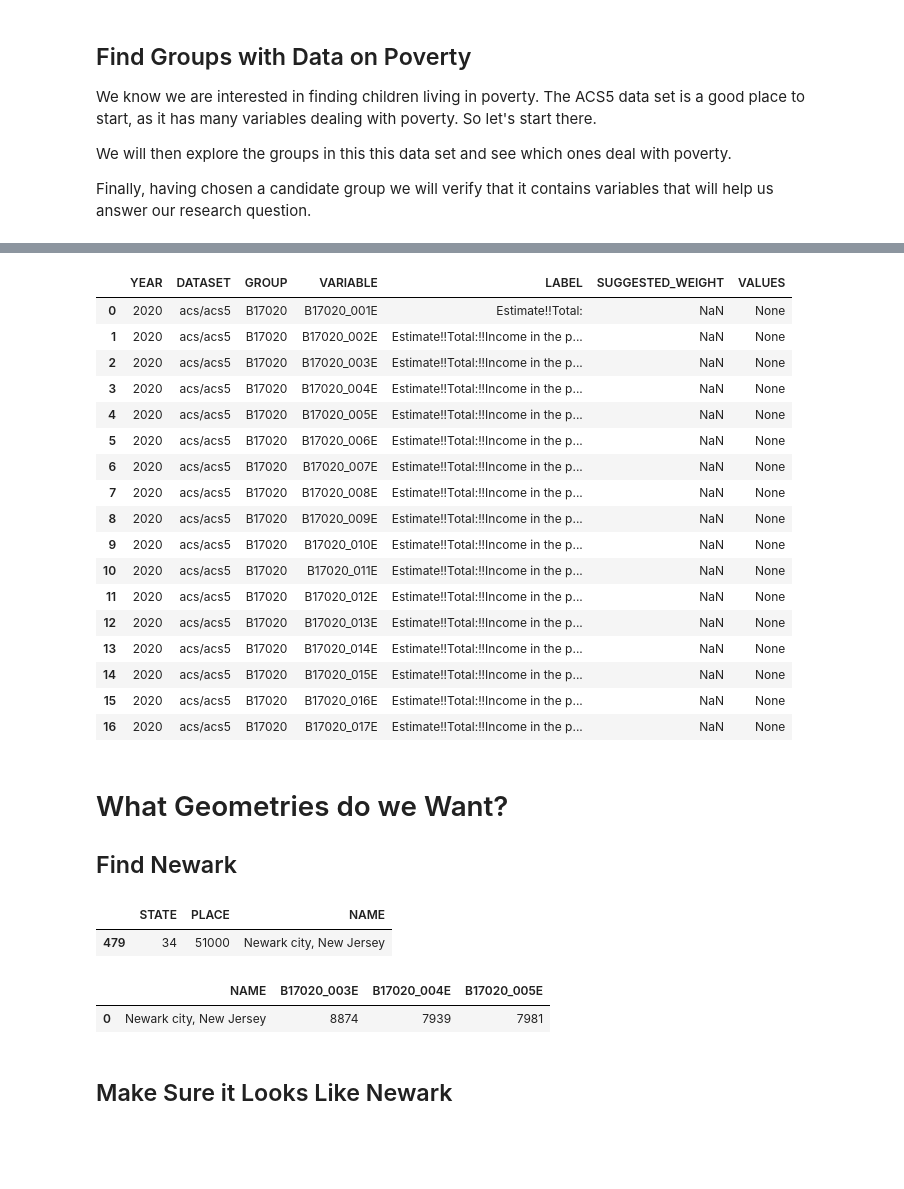
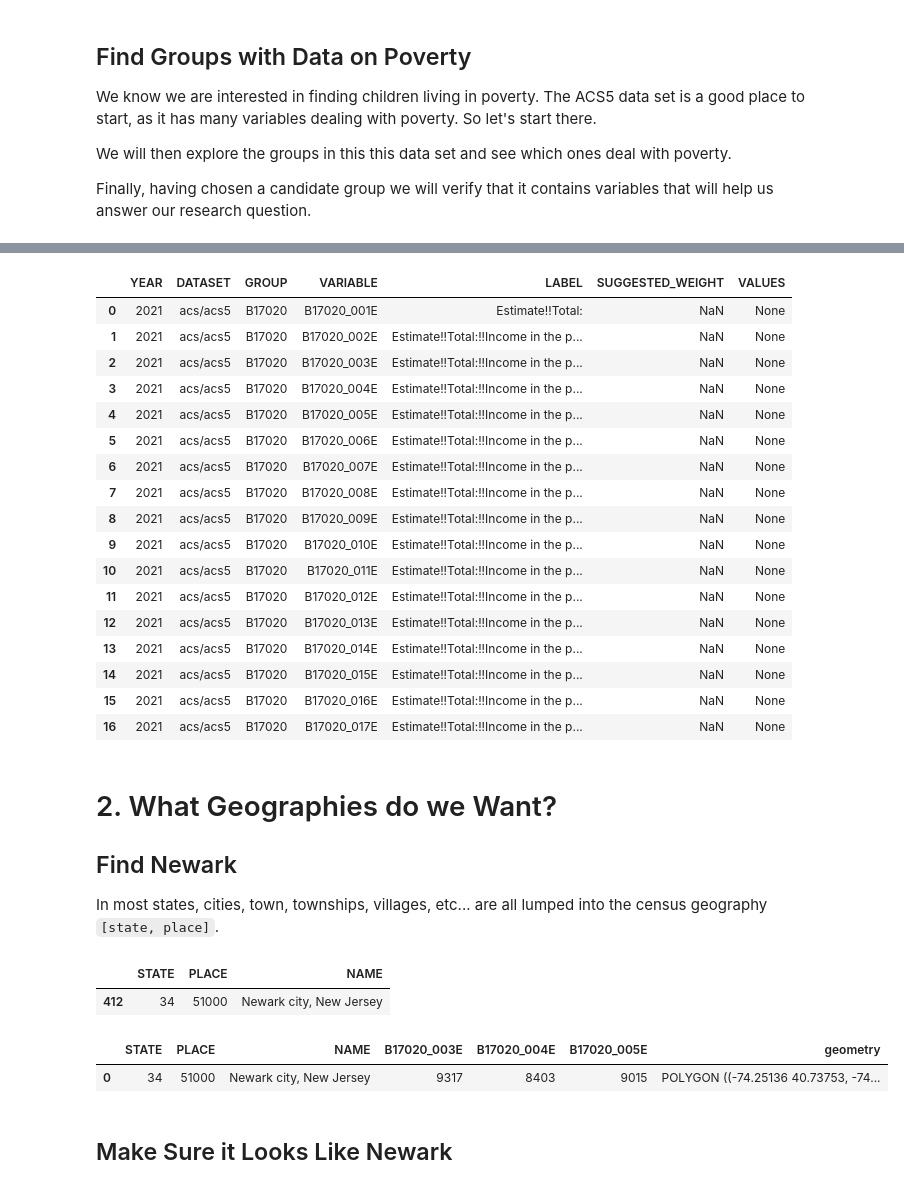
Before and after one commit to vengroff/censusdis-tutorial, a Jupyter notebook: Newark.ipynb, the cells around one changed output, grey strips where cells are left out. Cells and saved outputs as stored; diff of their text form; code cells hidden in the pictures; blank space fills up the shorter version.

```diff
--- a/Newark.ipynb
+++ b/Newark.ipynb
@@ -34,7 +50,7 @@ it contains variables that will help us answer our research
 question.
 # %%
 DATASET = 'acs/acs5'
-VINTAGE = 2020
+VINTAGE = 2021
 # %%
 df_groups = ced.variables.all_groups(DATASET, VINTAGE)
 # %%
@@ -66,26 +82,29 @@ GROUP = 'B17020'
 ced.variables.all_variables(DATASET, VINTAGE, GROUP)
 # %% [output]
 |  | YEAR | DATASET | GROUP | VARIABLE | LABEL | SUGGESTED_WEIGHT | VALUES |
-| 0 | 2020 | acs/acs5 | B17020 | B17020_001E | Estimate!!Total: | NaN | None |
-| 1 | 2020 | acs/acs5 | B17020 | B17020_002E | Estimate!!Total:!!Income in the p... | NaN | None |
-| 2 | 2020 | acs/acs5 | B17020 | B17020_003E | Estimate!!Total:!!Income in the p... | NaN | None |
-| 3 | 2020 | acs/acs5 | B17020 | B17020_004E | Estimate!!Total:!!Income in the p... | NaN | None |
-| 4 | 2020 | acs/acs5 | B17020 | B17020_005E | Estimate!!Total:!!Income in the p... | NaN | None |
-| 5 | 2020 | acs/acs5 | B17020 | B17020_006E | Estimate!!Total:!!Income in the p... | NaN | None |
-| 6 | 2020 | acs/acs5 | B17020 | B17020_007E | Estimate!!Total:!!Income in the p... | NaN | None |
-| 7 | 2020 | acs/acs5 | B17020 | B17020_008E | Estimate!!Total:!!Income in the p... | NaN | None |
-| 8 | 2020 | acs/acs5 | B17020 | B17020_009E | Estimate!!Total:!!Income in the p... | NaN | None |
-| 9 | 2020 | acs/acs5 | B17020 | B17020_010E | Estimate!!Total:!!Income in the p... | NaN | None |
-| 10 | 2020 | acs/acs5 | B17020 | B17020_011E | Estimate!!Total:!!Income in the p... | NaN | None |
-| 11 | 2020 | acs/acs5 | B17020 | B17020_012E | Estimate!!Total:!!Income in the p... | NaN | None |
-| 12 | 2020 | acs/acs5 | B17020 | B17020_013E | Estimate!!Total:!!Income in the p... | NaN | None |
-| 13 | 2020 | acs/acs5 | B17020 | B17020_014E | Estimate!!Total:!!Income in the p... | NaN | None |
-| 14 | 2020 | acs/acs5 | B17020 | B17020_015E | Estimate!!Total:!!Income in the p... | NaN | None |
-| 15 | 2020 | acs/acs5 | B17020 | B17020_016E | Estimate!!Total:!!Income in the p... | NaN | None |
-| 16 | 2020 | acs/acs5 | B17020 | B17020_017E | Estimate!!Total:!!Income in the p... | NaN | None |
+| 0 | 2021 | acs/acs5 | B17020 | B17020_001E | Estimate!!Total: | NaN | None |
+| 1 | 2021 | acs/acs5 | B17020 | B17020_002E | Estimate!!Total:!!Income in the p... | NaN | None |
+| 2 | 2021 | acs/acs5 | B17020 | B17020_003E | Estimate!!Total:!!Income in the p... | NaN | None |
+| 3 | 2021 | acs/acs5 | B17020 | B17020_004E | Estimate!!Total:!!Income in the p... | NaN | None |
+| 4 | 2021 | acs/acs5 | B17020 | B17020_005E | Estimate!!Total:!!Income in the p... | NaN | None |
+| 5 | 2021 | acs/acs5 | B17020 | B17020_006E | Estimate!!Total:!!Income in the p... | NaN | None |
+| 6 | 2021 | acs/acs5 | B17020 | B17020_007E | Estimate!!Total:!!Income in the p... | NaN | None |
+| 7 | 2021 | acs/acs5 | B17020 | B17020_008E | Estimate!!Total:!!Income in the p... | NaN | None |
+| 8 | 2021 | acs/acs5 | B17020 | B17020_009E | Estimate!!Total:!!Income in the p... | NaN | None |
+| 9 | 2021 | acs/acs5 | B17020 | B17020_010E | Estimate!!Total:!!Income in the p... | NaN | None |
+| 10 | 2021 | acs/acs5 | B17020 | B17020_011E | Estimate!!Total:!!Income in the p... | NaN | None |
+| 11 | 2021 | acs/acs5 | B17020 | B17020_012E | Estimate!!Total:!!Income in the p... | NaN | None |
+| 12 | 2021 | acs/acs5 | B17020 | B17020_013E | Estimate!!Total:!!Income in the p... | NaN | None |
+| 13 | 2021 | acs/acs5 | B17020 | B17020_014E | Estimate!!Total:!!Income in the p... | NaN | None |
+| 14 | 2021 | acs/acs5 | B17020 | B17020_015E | Estimate!!Total:!!Income in the p... | NaN | None |
+| 15 | 2021 | acs/acs5 | B17020 | B17020_016E | Estimate!!Total:!!Income in the p... | NaN | None |
+| 16 | 2021 | acs/acs5 | B17020 | B17020_017E | Estimate!!Total:!!Income in the p... | NaN | None |
 # %%
 VARS_POVERTY_UNDER_18 = ['B17020_003E', 'B17020_004E', 'B17020_005E']
 # %% [markdown]
-# What Geometries do we Want?
+# 2. What Geographies do we Want?
 
 ## Find Newark
+
+In most states, cities, town, townships, villages, etc... are all
+lumped into the census geography `[state, place]`.
@@ -102,10 +118,10 @@ df_nj_places = ced.download(
     place='*'
 )
 # %%
-df_nj_places[df_nj_places['NAME'].str.startswith('Newark')]
+df_nj_places[df_nj_places['NAME'].str.startswith('Newark')] # ['PLACE'].iloc[0]
 # %% [output]
 |  | STATE | PLACE | NAME |
-| 479 | 34 | 51000 | Newark city, New Jersey |
+| 412 | 34 | 51000 | Newark city, New Jersey |
 # %%
 PLACE_EWR = '51000'
 # %%
@@ -120,10 +136,10 @@ gdf_newark = ced.download(
     with_geometry=True
 )
 # %%
-gdf_newark[['NAME'] + VARS_POVERTY_UNDER_18]
+gdf_newark
 # %% [output]
-|  | NAME | B17020_003E | B17020_004E | B17020_005E |
-| 0 | Newark city, New Jersey | 8874 | 7939 | 7981 |
+|  | STATE | PLACE | NAME | B17020_003E | B17020_004E | B17020_005E | geometry |
+| 0 | 34 | 51000 | Newark city, New Jersey | 9317 | 8403 | 9015 | POLYGON ((-74.25136 40.73753, -74... |
 # %% [markdown]
 ## Make Sure it Looks Like Newark
 # %%
```
Also changed, not shown: parts of 23 cells of this notebook, 1 other file.
